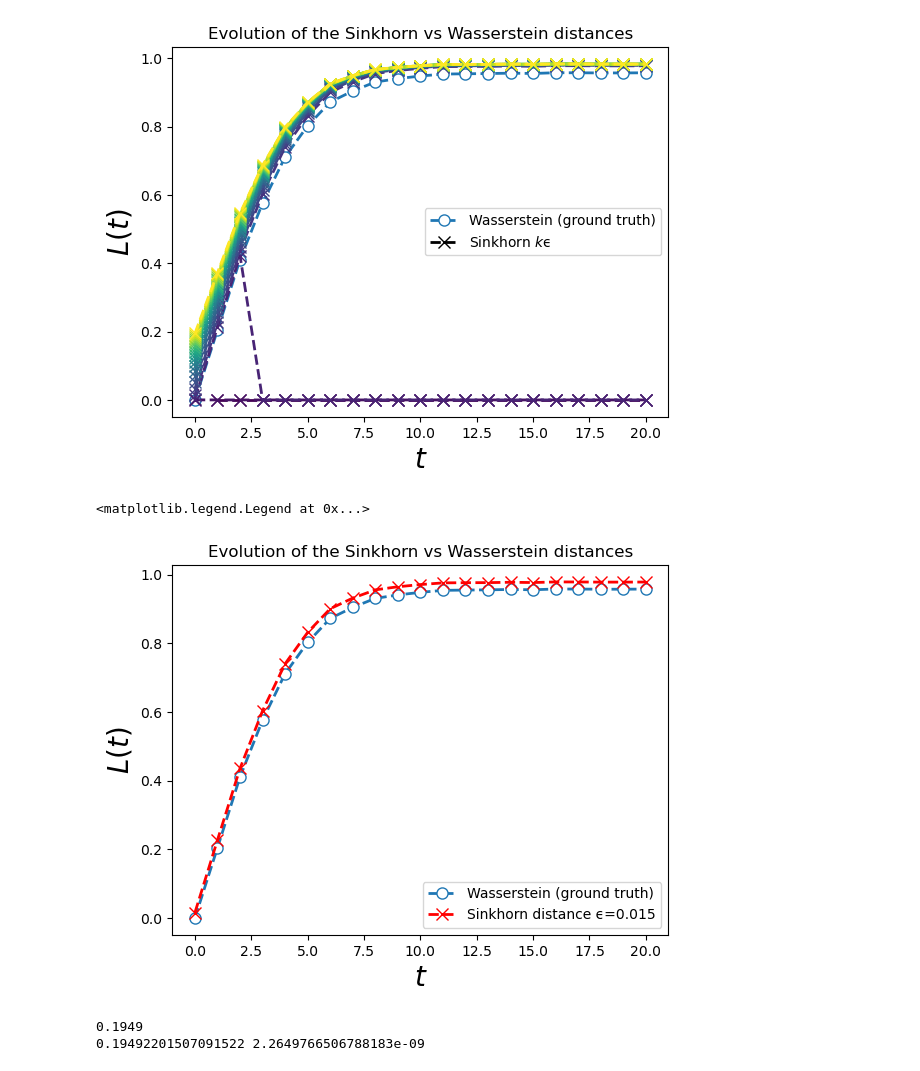
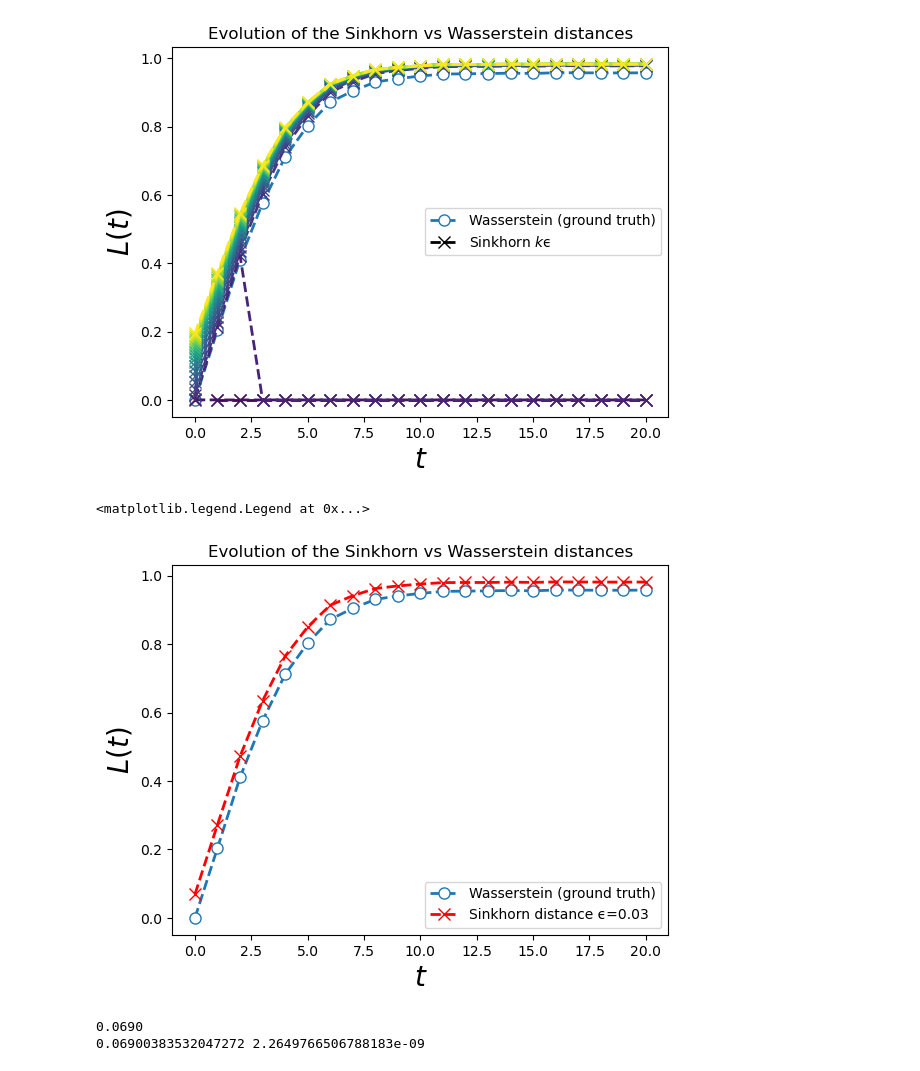
Before and after one commit to alapena/QuantGenMdl, a Jupyter notebook: compare_wass_sink.ipynb, the cells around one changed output. Drawn from its saved outputs; the diff is of its cells as text; code cells hidden in the pictures.

```diff
--- a/compare_wass_sink.ipynb
+++ b/compare_wass_sink.ipynb
@@ -66,9 +66,11 @@ for i in tqdm(range(n_regs+1)):
     np.save(dir / filename, sink[i])
 # %%
 # Plot them
+n_regs=20
+epsilon=0.005
 
 # Wasserstein distance (already computed in visualize_noising.ipynb)
-dir, filename = get_path(config, type='wassdist', n_data=n_data, n_pixels=n_pixels, n_qubits=n_qubits, n_timesteps=n_timesteps)
+dir, filename = get_path(config, type='wassdistforward', n_data=n_data, n_pixels=n_pixels, n_qubits=n_qubits, n_timesteps=n_timesteps)
 wass = np.load(dir / filename)
 
 # Sinkhorn distance
@@ -94,22 +96,22 @@ None
 [figure]
 # %%
 plt.plot(wass, 'o--', label='Wasserstein (ground truth)', mfc='white', markersize=8, lw=2)
-i = 3
+i = 6
 reg = i*epsilon
 plt.plot(sink[i], 'x--', label=f'Sinkhorn distance ϵ={i*epsilon}', mfc='white', markersize=8, lw=2, color='red')
 
 plt.ylabel(r'$L(t)$', fontsize=20)
 plt.xlabel(r'$t$', fontsize=20)
 plt.title('Evolution of the Sinkhorn vs Wasserstein distances')
 plt.legend()
 # %% [output]
 <matplotlib.legend.Legend at 0x...>
-[figure, old version]
+[figure, new version]
 # %%
 # Difference between both distances at t=0:
 result = sink[i,0] - wass[0]
 print(f"{result:.4f}")
 print(sink[i,0], wass[0])
 # %% [output]
-0.1949
-0.19492201507091522 2.2649766506788183e-09
+0.0690
+0.06900383532047272 2.2649766506788183e-09
```
Also changed, not shown: 6 other files.
